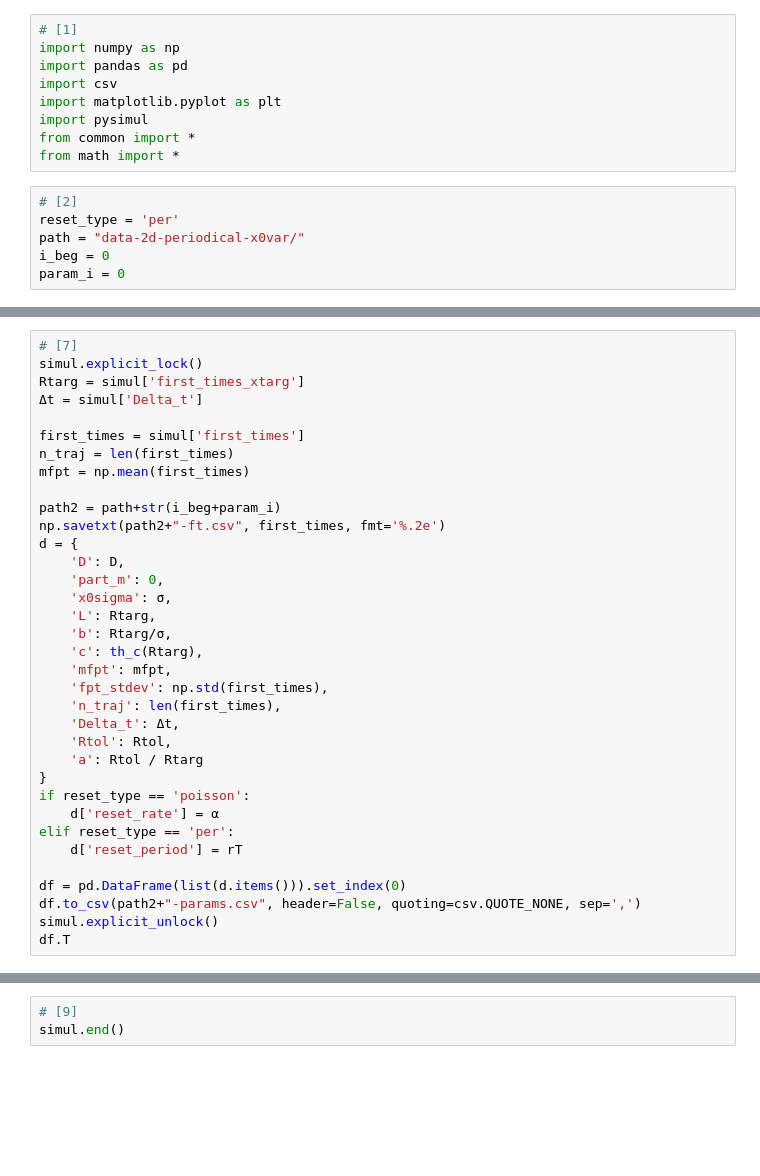
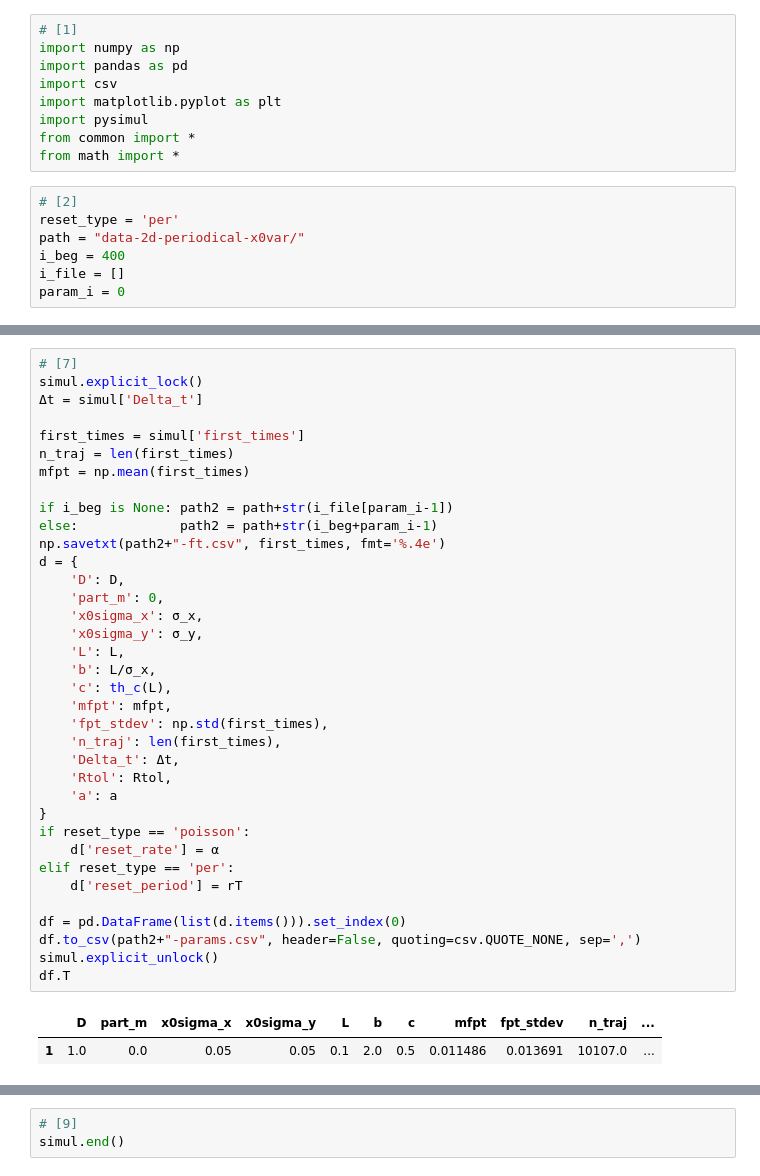
Before and after one commit to xif-fr/BrownianMotion, a Jupyter notebook: langevin-mfpt/ft-simplified2d-automated.ipynb, the cells around one changed output, grey strips where cells are left out. Cells and saved outputs as stored; diff of their text form; blank space fills up the shorter version.

```diff
--- a/langevin-mfpt/ft-simplified2d-automated.ipynb
+++ b/langevin-mfpt/ft-simplified2d-automated.ipynb
@@ -13,7 +13,8 @@ from math import *
 # [2]
 reset_type = 'per'
 path = "data-2d-periodical-x0var/"
-i_beg = 0
+i_beg = 400
+i_file = []
 param_i = 0
 # %%
 # [3]
@@ -61,37 +72,41 @@ param_i-1, simul['n_trajectories']
 # %%
 # [7]
 simul.explicit_lock()
-Rtarg = simul['first_times_xtarg']
 Δt = simul['Delta_t']
 
 first_times = simul['first_times']
 n_traj = len(first_times)
 mfpt = np.mean(first_times)
 
-path2 = path+str(i_beg+param_i)
-np.savetxt(path2+"-ft.csv", first_times, fmt='%.2e')
+if i_beg is None: path2 = path+str(i_file[param_i-1])
+else:             path2 = path+str(i_beg+param_i-1)
+np.savetxt(path2+"-ft.csv", first_times, fmt='%.4e')
 d = {
     'D': D,
     'part_m': 0,
-    'x0sigma': σ,
-    'L': Rtarg,
-    'b': Rtarg/σ,
-    'c': th_c(Rtarg),
+    'x0sigma_x': σ_x,
+    'x0sigma_y': σ_y,
+    'L': L,
+    'b': L/σ_x,
+    'c': th_c(L),
     'mfpt': mfpt,
     'fpt_stdev': np.std(first_times),
     'n_traj': len(first_times),
     'Delta_t': Δt,
     'Rtol': Rtol,
-    'a': Rtol / Rtarg
+    'a': a
 }
 if reset_type == 'poisson':
     d['reset_rate'] = α
 elif reset_type == 'per':
     d['reset_period'] = rT
 
 df = pd.DataFrame(list(d.items())).set_index(0)
 df.to_csv(path2+"-params.csv", header=False, quoting=csv.QUOTE_NONE, sep=',')
 simul.explicit_unlock()
 df.T
+# %% [output]
+|  | D | part_m | x0sigma_x | x0sigma_y | L | b | c | mfpt | fpt_stdev | n_traj | ... |
+| 1 | 1.0 | 0.0 | 0.05 | 0.05 | 0.1 | 2.0 | 0.5 | 0.011486 | 0.013691 | 10107.0 | ... |
 # %%
 # [8]
```
Also changed, not shown: parts of 6 cells of this notebook, 5 other files.
